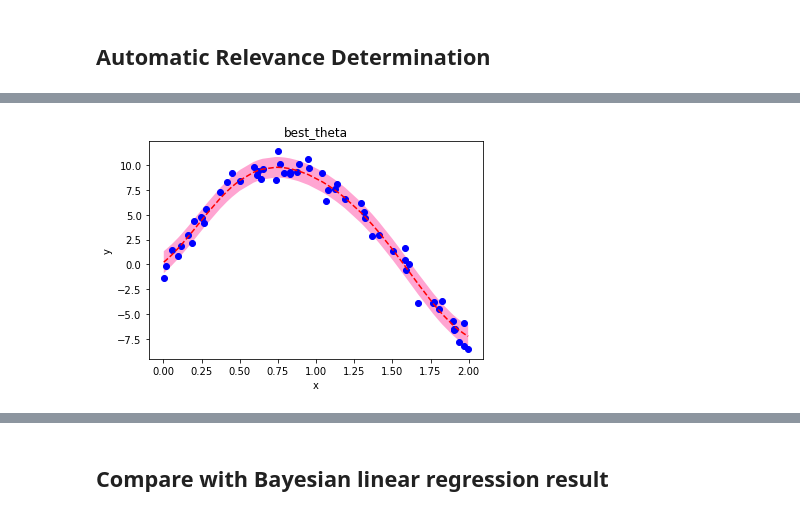
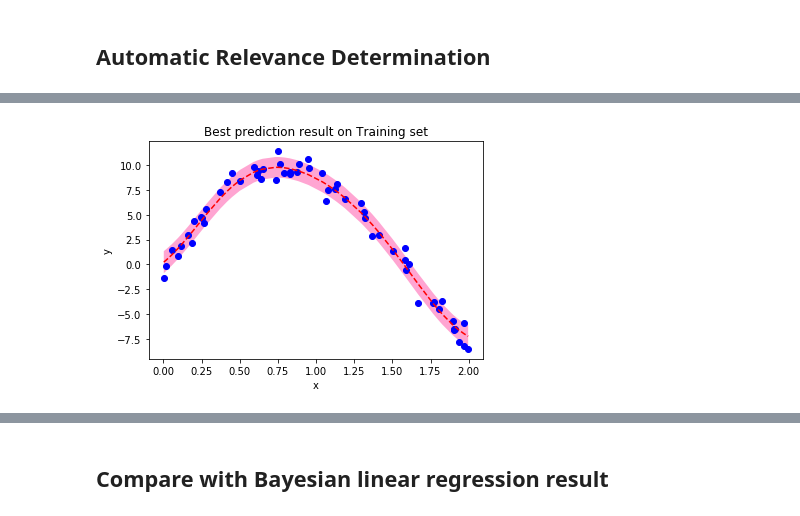
Before and after one commit to w102060018w/2017_NCTU_MachineLearning_hw3, a Jupyter notebook: Problem1_Gaussian_Process_Regression.ipynb, the cells around one changed output, grey strips where cells are left out. Saved outputs shown, nothing was run; the diff lists cells and outputs as text; code cells hidden in the pictures.

```diff
--- a/Problem1_Gaussian_Process_Regression.ipynb
+++ b/Problem1_Gaussian_Process_Regression.ipynb
@@ -160,0 +149,8 @@ RMS for testing =  dict_values([array([ 1.31972289]), array([ 6.63431273]), arra
+# %%
+# RMS
+print('======= For training =======')
+for key, val in RMS_ary_tr.items():
+    print('%s(%s) : RMS = %s \n' % (key, kernel_dic[key], str(val)))
+print('\n======= For testing =======')
+for key, val in RMS_ary_ts.items():
+    print('%s(%s) : RMS = %s \n' % (key, kernel_dic[key], str(val)))
@@ -182,7 +197,14 @@ update_theta1 = np.float('Inf')
 update_theta2 = np.float('Inf')
 update_theta3 = np.float('Inf')
 
+theta0_lst = []
+theta1_lst = []
+theta2_lst = []
+theta3_lst = []
+iter_lst = []
+iterNum = 0
 while update_theta0>=6 or update_theta1>=6 or update_theta2>=6 or update_theta3>=6 :
+    iter_lst.append(iterNum)
     for i in range(tr_N):
         for j in range(tr_N):
 
@@ -218,8 +240,30 @@ while update_theta0>=6 or update_theta1>=6 or update_theta2>=6 or update_theta3>
     print(theta3)
     print('================')
 
+    theta0_lst.append(theta0)
+    theta1_lst.append(theta1)
+    theta2_lst.append(theta2)
+    theta3_lst.append(theta3)
+
+    iterNum += 1
+
 Best_theta = [theta0,theta1,theta2,theta3]
-print(Best_theta)
+print('Best-Theta = ',Best_theta)
+
+plt.close
+plt.plot(iter_lst, theta0_lst,  'b--',label = 'theta0')
+plt.plot(iter_lst, theta1_lst, 'r--',label = 'theta1')
+plt.plot(iter_lst, theta2_lst,  'g--',label = 'theta2')
+plt.plot(iter_lst, theta3_lst,  'y--',label = 'theta3')
+plt.legend()
+plt.title('Update Theta')
+plt.xlabel('x')
+plt.ylabel('y')
+
+# save fig
+# plt.savefig('./Update-Theta.png')
+
+plt.show()
 # %% [output]
 [ 3.07505549]
 [ 6.00474178]
@@ -262,35 +307,39 @@ for name, kernel in kernel_dic.items():
     cov_ary = np.zeros(tr_N)
     scalar_c = np.zeros(tr_N)
 
     mu_ary = np.dot(np.dot(K_mat,inv(Cov_mat)),t_tr)
     for i in range(len(scalar_c)):
         scalar_c[i] = K_mat[i][i] + beta
     for i in range(len(cov_ary)):
         cov_ary[i] = scalar_c[i] - np.dot(np.dot(K_mat[i],inv(Cov_mat)),K_mat[i].T)
     sd = np.sqrt(cov_ary)
     mu_ary = mu_ary.reshape(1,-1)[0]
     x_tr = np.array(x_tr).reshape(1,-1)[0]
 
     import matplotlib.pyplot as plt
 
     plt.plot(x_tr, t_tr, 'bo')
     plt.plot(x_tr, mu_ary, 'r--')
     plt.fill_between(x_tr, mu_ary-sd, mu_ary+sd,facecolor='#ffa5d2')
-    plt.title(name)
+    plt.title('Best prediction result on Training set')
     plt.xlabel('x')
     plt.ylabel('y')
+
+    # save fig
+#     plt.savefig('./Best_prediction_result_on_Training_set.png')
+
     plt.show()
 
 
     #cal RMS
     val = 0
     for i in range(tr_N):
         val += (mu_ary[i]-t_tr[i])**2
     val = np.sqrt(val/tr_N)
 
     RMS_ary_tr[name] = val
 # %% [output]
-[figure, old version]
+[figure, new version]
 # %%
 # calculate mu & sd on testing-set
 
```
Also changed, not shown: parts of 11 cells of this notebook, 8 other files.
